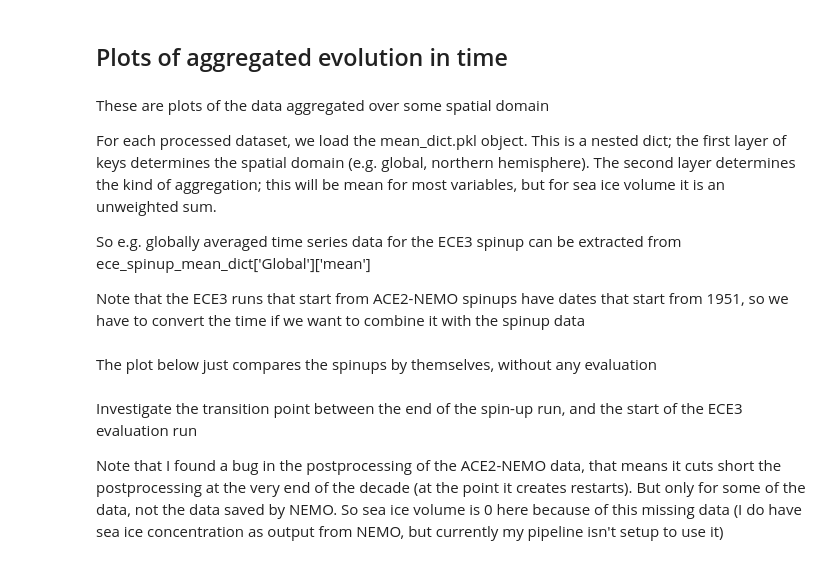
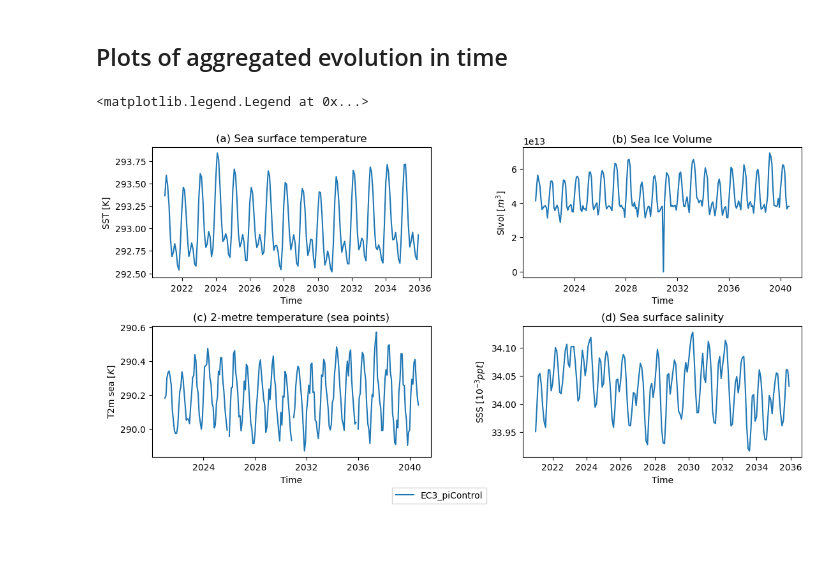
Before and after one commit to bobbyantonio/ace2_nemo_coupler, a Jupyter notebook: notebooks/plot_spinup_run.ipynb, the cells around one changed output. Cells and saved outputs as stored; diff of their text form; code cells hidden in the pictures; blank space fills up the shorter version.

```diff
--- a/notebooks/plot_spinup_run.ipynb
+++ b/notebooks/plot_spinup_run.ipynb
@@ -37,13 +27,11 @@ Figures are saved to the MANUSCRIPT_FIGURE_DIR
 # %%
+# Directories for the different experiments
 # BASE_DATA_DIR = '/gws/nopw/j04/eerie/cache/bantonio/processed_spinup_data'
-BASE_DATA_DIR = '/gws/nopw/j04/iecdt/bantonio/processed_spinup_data'
-ece3_spinup_dir = os.path.join(BASE_DATA_DIR, 'EC-Earth3_spinup')
-ace2_nemo_40yr_eval_dir = os.path.join(BASE_DATA_DIR, 'ace2-nemo-40yr-spinup-eval')
-ace2_nemo_70yr_eval_dir = os.path.join(BASE_DATA_DIR, 'ace2-nemo-70yr-spinup-eval')
-ace2_nemo_spinup_dir = os.path.join(BASE_DATA_DIR, 'n3.6_ace2_1951_spinupCMIP6_19510101-20210101')
+# BASE_DATA_DIR = '/home/users/bantonio/repos/ace2_nemo_coupler/notebooks/processed_data/'
+BASE_DATA_DIR='/home/ecme4254/perm/repos/ace2_nemo_coupler/notebooks/processed_data'
+ece3_spinup_dir = os.path.join(BASE_DATA_DIR, 'n3.6_ace2_spinupCMIP6_laplacian_19510101-21010101')
+
 # ace2_data_dir = '/gws/nopw/j04/eerie/cache/bantonio/ace2_data'
-ace2_data_dir = BASE_DATA_DIR
+# ace2_data_dir = '/home/users/bantonio'
+ace2_data_dir = "/home/ecme4254/hpcperm/ml_model_data/ace2"
 sea_mask = xr.load_dataarray(os.path.join(ace2_data_dir, "era5_sea_mask_ACE2.nc"))
-
-MANUSCRIPT_FIGURE_DIR = '/home/users/bantonio/repos/ace2_nemo_coupler/notebooks/spinup_manuscript_figures'
-os.makedirs(MANUSCRIPT_FIGURE_DIR, exist_ok=True)
@@ -204,24 +87,3 @@ name_lookup = {
 }
 # %% [markdown]
 ## Plots of aggregated evolution in time
-# %% [markdown]
-These are plots of the data aggregated over some spatial domain
-
-For each processed dataset, we load the mean_dict.pkl object.
-This is a nested dict; the first layer of keys determines the spatial domain (e.g. global, northern hemisphere). The second layer determines the kind of aggregation; this will be mean for most variables, but for sea ice volume it is an unweighted sum.
-
-So e.g. globally averaged time series data for the ECE3 spinup can be extracted from ece_spinup_mean_dict['Global']['mean']
-
-Note that the ECE3 runs that start from ACE2-NEMO spinups have dates that start from 1951, so we have to convert the time if we want to combine it with the spinup data
-# %%
-with open(os.path.join(ece3_spinup_dir, f'mean_dict.pkl'), 'rb') as ifh:
-    ece_spinup_mean_dict = pickle.load(ifh)
-
-with open(os.path.join(ace2_nemo_40yr_eval_dir, f'mean_dict.pkl'), 'rb') as ifh:
-    ace2_nemo_40yr_eval_dict = pickle.load(ifh)
-
-with open(os.path.join(ace2_nemo_70yr_eval_dir, f'mean_dict.pkl'), 'rb') as ifh:
-    ace2_nemo_70yr_eval_dict = pickle.load(ifh)
-
-with open(os.path.join(ace2_nemo_spinup_dir, f'mean_dict.pkl'), 'rb') as ifh:
-    ace2_nemo_spinup_dict = pickle.load(ifh)
@@ -231,2 +89,0 @@ ace2_nemo_70yr_eval_time =pd.date_range('2021-01-01', '2081-01-01', freq='MS')[:
-# %% [markdown]
-The plot below just compares the spinups by themselves, without any evaluation
@@ -233,6 +93,6 @@ The plot below just compares the spinups by themselves, without any evaluation
 # %%
 vars_to_plot = [
-                'sea_surface_temperature',  'sea_ice_volume', 'sea_surface_height', 'sea_surface_salinity']
+                'sea_surface_temperature',  'sea_ice_volume', '2m_temperature_sea_points', 'sea_surface_salinity']
 area_name = 'Global'
 ncols=2
 nrows = int(np.ceil(len(vars_to_plot)/ncols))
@@ -241,46 +101,36 @@ fig, axs = plt.subplots(nrows, ncols, figsize=(ncols*6, 4*nrows))
 fig.tight_layout(pad=5)
 handles = []
 labels = []
 
 time_vals = ece_spinup_mean_dict[area_name]['mean']['time']
 for n, var in enumerate(vars_to_plot):
 
     row = int(n/ncols)
     col = n%ncols
 
-    label = 'ECE3 spinup'
+    label = 'EC3_piControl'
 
     if var == 'sea_ice_volume':
         aggregation='UnweightedSum'
     else:
         aggregation='mean'
-    ece_time_series = ece_spinup_mean_dict[area_name][aggregation][var].groupby('time.year').mean().sel(year=slice(1951,2020))
+    # ece_time_series = ece_spinup_mean_dict[area_name][aggregation][var].groupby('time.year').mean()
+    ece_time_series = ece_spinup_mean_dict[area_name][aggregation][var]
 
     h = (ece_time_series ).plot(ax=axs[row,col], label=label)
 
-    if n ==0:
-        handles.append(h[0])
-        labels.append(label)
-
-    label='ACE2-NEMO-spinup'
-
-    ace2_nemo_spinup_time_series = ace2_nemo_spinup_dict[area_name][aggregation][var].groupby('time.year').mean().sel(year=slice(1951,2020))
-
-    h = ace2_nemo_spinup_time_series.plot(ax=axs[row,col], label=label)
     if n ==0:
         handles.append(h[0])
         labels.append(label)
 
     axs[row,col].set_title(f"{var}")
     axs[row,col].set_ylabel(f"{name_lookup[var]['abbrev']} [{name_lookup[var]['units']}]")
     axs[row,col].set_title(f"({string.ascii_lowercase[n]}) {name_lookup[var]['name']}")
     axs[row,col].set_xlabel('Time')
 
 fig.subplots_adjust(bottom=0.3, wspace=0.33)
 axs[-1,-1].legend(handles = handles , labels=labels,loc='upper center',
              bbox_to_anchor=(-0.3, -0.2),fancybox=False, shadow=False, ncol=4)
-plt.savefig(os.path.join(MANUSCRIPT_FIGURE_DIR, 'spinup_comparison.pdf'), format='pdf', bbox_inches='tight')
+# %% [output]
+<matplotlib.legend.Legend at 0x...>
+[figure, added]
-# %% [markdown]
-Investigate the transition point between the end of the spin-up run, and the start of the ECE3 evaluation run
-
-Note that I found a bug in the postprocessing of the ACE2-NEMO data, that means it cuts short the postprocessing at the very end of the decade (at the point it creates restarts). But only for some of the data, not the data saved by NEMO. So sea ice volume is 0 here because of this missing data (I do have sea ice concentration as output from NEMO, but currently my pipeline isn't setup to use it)
```
Also changed, not shown: parts of 35 cells of this notebook, 3 other files.
